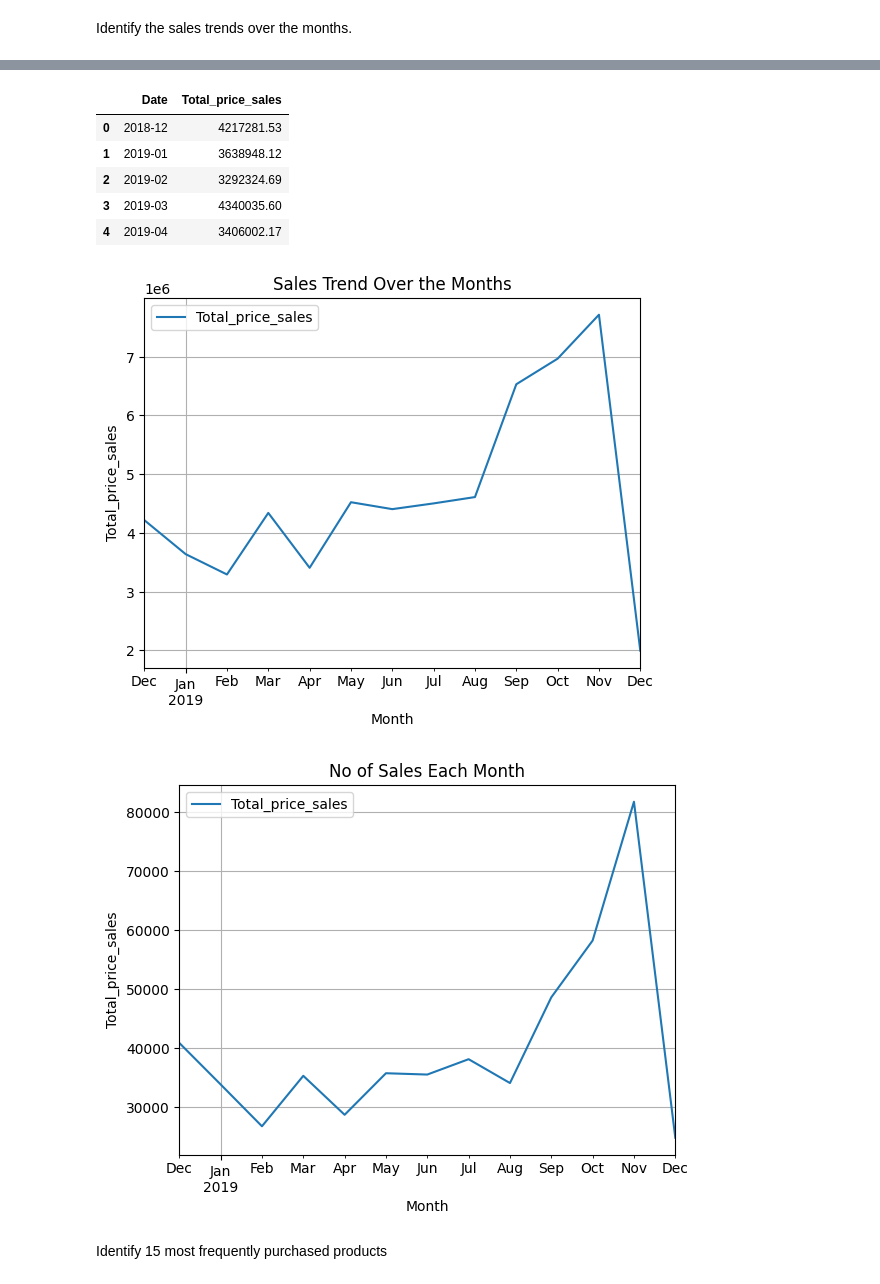
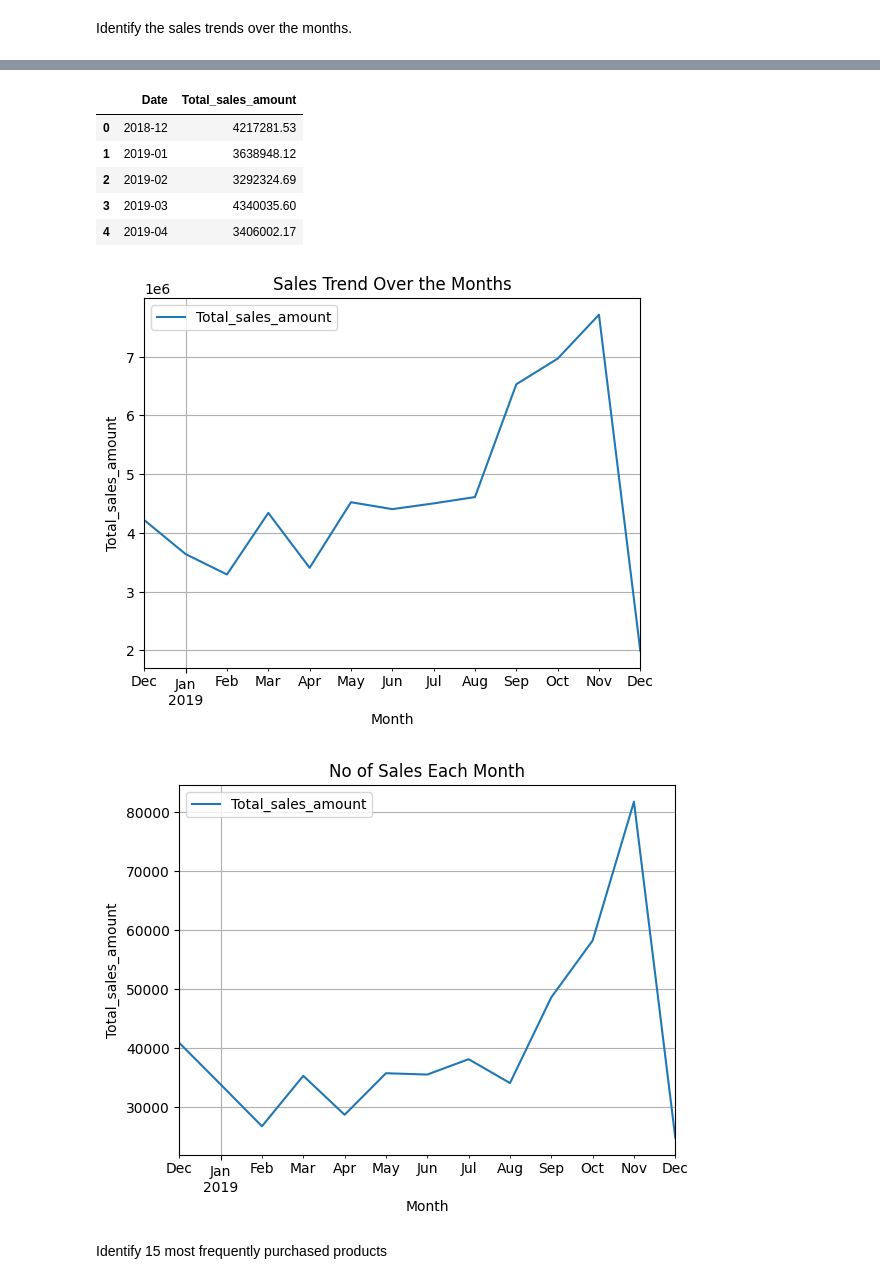
Before and after one commit to Oluyomy/Transforming_e-commerce_transactions, a Jupyter notebook: transactions.ipynb, the cells around one changed output, grey strips where cells are left out. Drawn from its saved outputs; the diff is of its cells as text; code cells hidden in the pictures.

```diff
--- a/transactions.ipynb
+++ b/transactions.ipynb
@@ -175,7 +175,7 @@ memory usage: 36.5+ MB
 # %% [markdown]
 Identify the sales trends over the months.
 # %%
-df['Total_price_sales'] = df['Quantity'] * df['Price']
+df['Total_sales_amount'] = df['Quantity'] * df['Price']
 df['Month_Year'] = pd.to_datetime(df['Date']).dt.to_period('M')
 df.head()
 # %% [output]
@@ -186,11 +186,11 @@ df.head()
 | 3 | 581475 | 2019-12-09 | 23272 | Tree T-Light Holder Willie Winkie | 10.65 | 12 | 13069.0 | United Kingdom | ... |
 | 4 | 581475 | 2019-12-09 | 23239 | Set Of 4 Knick Knack Tins Poppies | 11.94 | 6 | 13069.0 | United Kingdom | ... |
 # %%
-month_total = df.groupby(['Month_Year'], as_index=False)['Total_price_sales'].sum()
-month_total.columns = ['Date', 'Total_price_sales']
+month_total = df.groupby(['Month_Year'], as_index=False)['Total_sales_amount'].sum()
+month_total.columns = ['Date', 'Total_sales_amount']
 month_total.head()
 # %% [output]
-|  | Date | Total_price_sales |
+|  | Date | Total_sales_amount |
 | 0 | 2018-12 | 4217281.53 |
 | 1 | 2019-01 | 3638948.12 |
 | 2 | 2019-02 | 3292324.69 |
@@ -199,25 +199,25 @@ month_total.head()
 # %%
 import pandas as pd
 import matplotlib.pyplot as plt
 
 # Plot the data using Pandas DataFrame's plot method
-month_total.plot(x='Date', y='Total_price_sales', kind='line', title='Sales Trend Over the Months')
+month_total.plot(x='Date', y='Total_sales_amount', kind='line', title='Sales Trend Over the Months')
 plt.xlabel('Month')
-plt.ylabel('Total_price_sales')
+plt.ylabel('Total_sales_amount')
 plt.grid(True)
 # %% [output]
-[figure, old version]
+[figure, new version]
 # %%
 df_return_no = df[df['Quantity'] > 0]
-no_of_sales = df_return_no.groupby(by='Month_Year', as_index=False)['Total_price_sales'].count()
-no_of_sales.columns = ['Date', 'Total_price_sales']
-no_of_sales.plot(x='Date', y='Total_price_sales', kind='line', title='No of Sales Each Month')
+no_of_sales = df_return_no.groupby(by='Month_Year', as_index=False)['Total_sales_amount'].count()
+no_of_sales.columns = ['Date', 'Total_sales_amount']
+no_of_sales.plot(x='Date', y='Total_sales_amount', kind='line', title='No of Sales Each Month')
 plt.xlabel('Month')
-plt.ylabel('Total_price_sales')
+plt.ylabel('Total_sales_amount')
 plt.grid(True)
 plt.show()
 # %% [output]
-[figure, old version]
+[figure, new version]
 # %% [markdown]
 Identify 15 most frequently purchased products
 # %%
```
Also changed, not shown: parts of 7 cells of this notebook.
